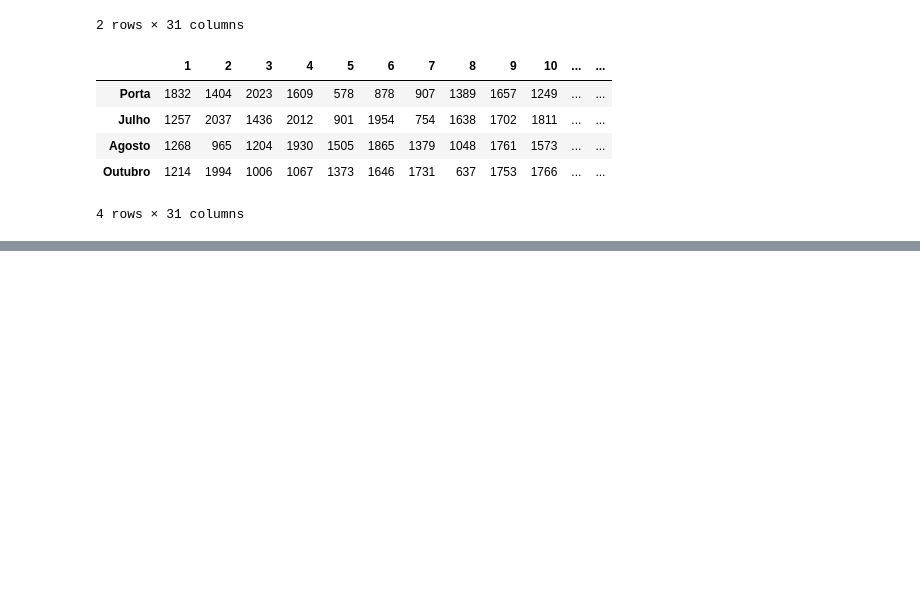
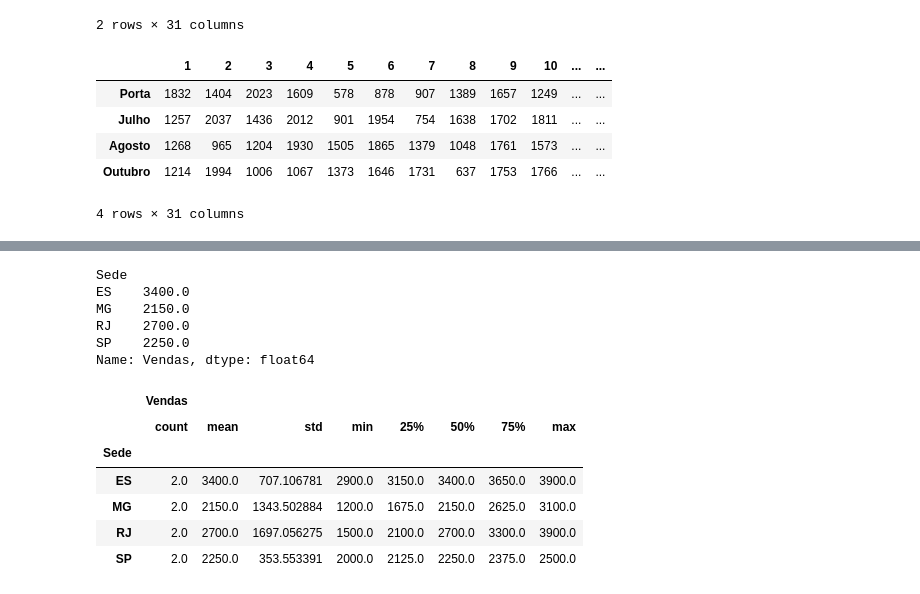
Before and after one commit to henriquemendeselias/DEP, a Jupyter notebook: estudos/01_python_dados/02_pandas/01_pandas.ipynb, the cells around one changed output, grey strips where cells are left out. Drawn from its saved outputs; the diff is of its cells as text; code cells hidden in the pictures; blank space fills up the shorter version.

```diff
--- a/estudos/01_python_dados/02_pandas/01_pandas.ipynb
+++ b/estudos/01_python_dados/02_pandas/01_pandas.ipynb
@@ -247,0 +412,11 @@ df[(df[10] > 1000) | (df[15]>1500)].fillna('')
+# %%
+#group by - similar ao SQL
+data = {'Sede':['SP','SP','MG','MG','RJ','RJ','ES','ES'],
+       'Vendedor':['Jorge','Ana','Tiago','Pedro','Raphaela','Guto','Maria','Carolina'],
+       'Vendas':[2000,2500,3100,1200,1500,3900,2900,3900]}
+dfgb = pd.DataFrame(data)
+
+arrays = [['São Paulo', 'São Paulo', 'Rio de Janeiro', 'Rio de Janeiro','Minas Gerais','Minas Gerais'],
+['Garrafas','Copos','Garrafas','Copos','Garrafas','Copos' ]]
+index = pd.MultiIndex.from_arrays(arrays, names=('Estado', 'Produto'))
+dfgb1 = pd.DataFrame({'Total Vendido R$': [10000, 35000, 22400, 12890,10880,13900]},index=index)
@@ -247,0 +446,20 @@ df[(df[10] > 1000) | (df[15]>1500)].fillna('')
+# %%
+by_sede = dfgb.groupby('Sede')
+by_sede['Vendas'].mean()
+# %% [output]
+Sede
+ES    3400.0
+MG    2150.0
+RJ    2700.0
+SP    2250.0
+Name: Vendas, dtype: float64
+# %%
+by_sede.describe()
+# %% [output]
+|  | Vendas |  |  |  |  |  |  |  |
+|  | count | mean | std | min | 25% | 50% | 75% | max |
+| Sede |  |  |  |  |  |  |  |  |
+| ES | 2.0 | 3400.0 | 707.106781 | 2900.0 | 3150.0 | 3400.0 | 3650.0 | 3900.0 |
+| MG | 2.0 | 2150.0 | 1343.502884 | 1200.0 | 1675.0 | 2150.0 | 2625.0 | 3100.0 |
+| RJ | 2.0 | 2700.0 | 1697.056275 | 1500.0 | 2100.0 | 2700.0 | 3300.0 | 3900.0 |
+| SP | 2.0 | 2250.0 | 353.553391 | 2000.0 | 2125.0 | 2250.0 | 2375.0 | 2500.0 |
```
Also changed, not shown: parts of 20 cells of this notebook, 2 other files.
